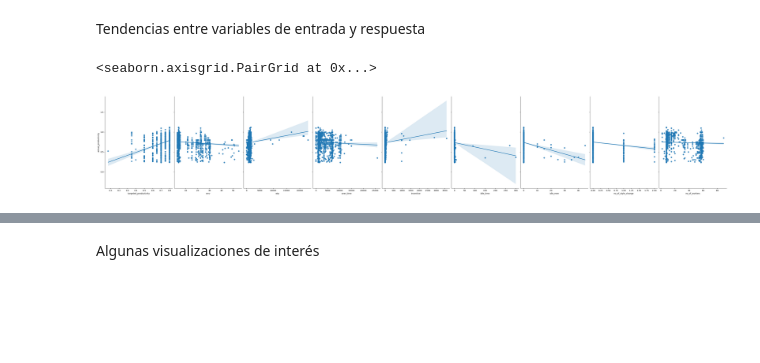
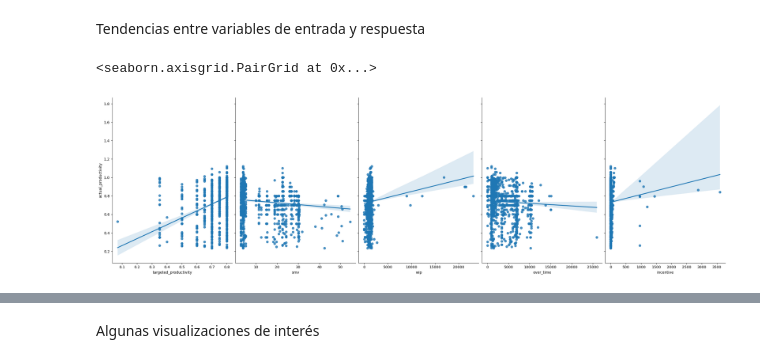
Before and after one commit to JuanMoreno2000/Proyecto1_actd, a Jupyter notebook: Proyecto1_Analitica.ipynb, the cells around one changed output, grey strips where cells are left out. Saved outputs shown, nothing was run; the diff lists cells and outputs as text; code cells hidden in the pictures; blank space fills up the shorter version.

```diff
--- a/Proyecto1_Analitica.ipynb
+++ b/Proyecto1_Analitica.ipynb
@@ -227,7 +269,7 @@ for column in numeric_variables.columns:
 # %% [markdown]
 Tendencias entre variables de entrada y respuesta
 # %%
-sns.pairplot(data, x_vars=["targeted_productivity","smv","wip","over_time","incentive","idle_time","idle_men","no_of_style_change","no_of_workers"], y_vars="actual_productivity", height=7, aspect=0.7, kind='reg')
+sns.pairplot(data, x_vars=["targeted_productivity","smv","wip","over_time","incentive"], y_vars="actual_productivity", height=7, aspect=0.7, kind='reg')
 # %% [output]
 <seaborn.axisgrid.PairGrid at 0x...>
-[figure, old version]
+[figure, new version]
```
Also changed, not shown: parts of 6 cells of this notebook.
